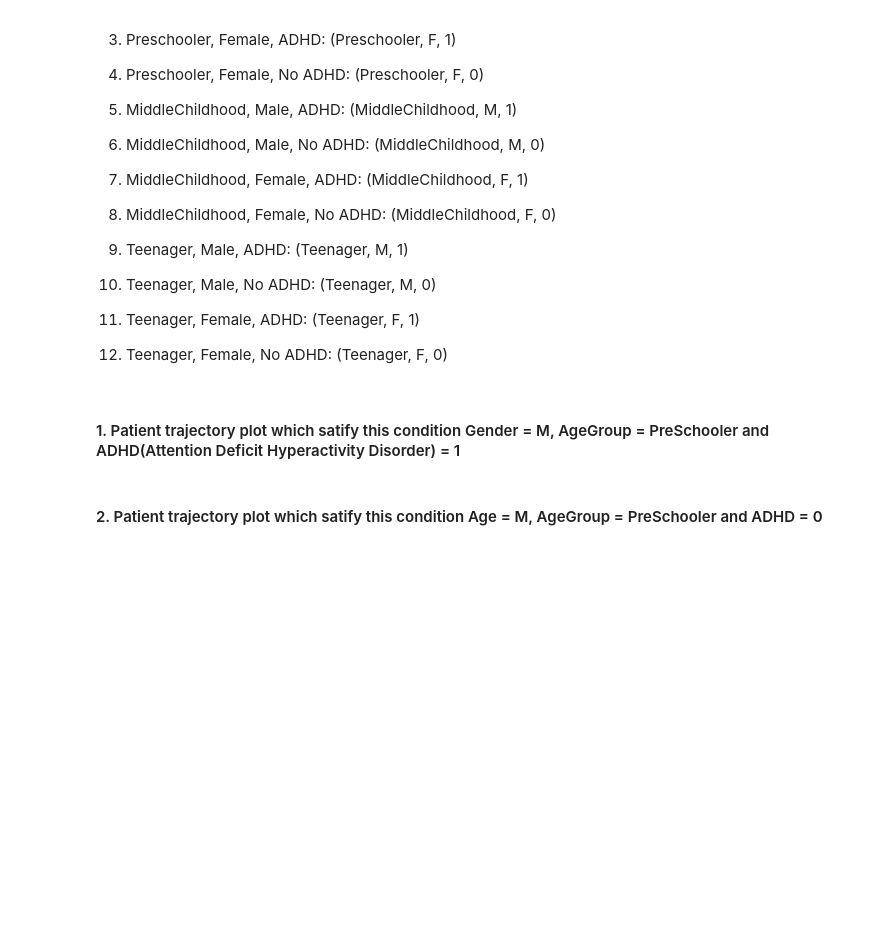
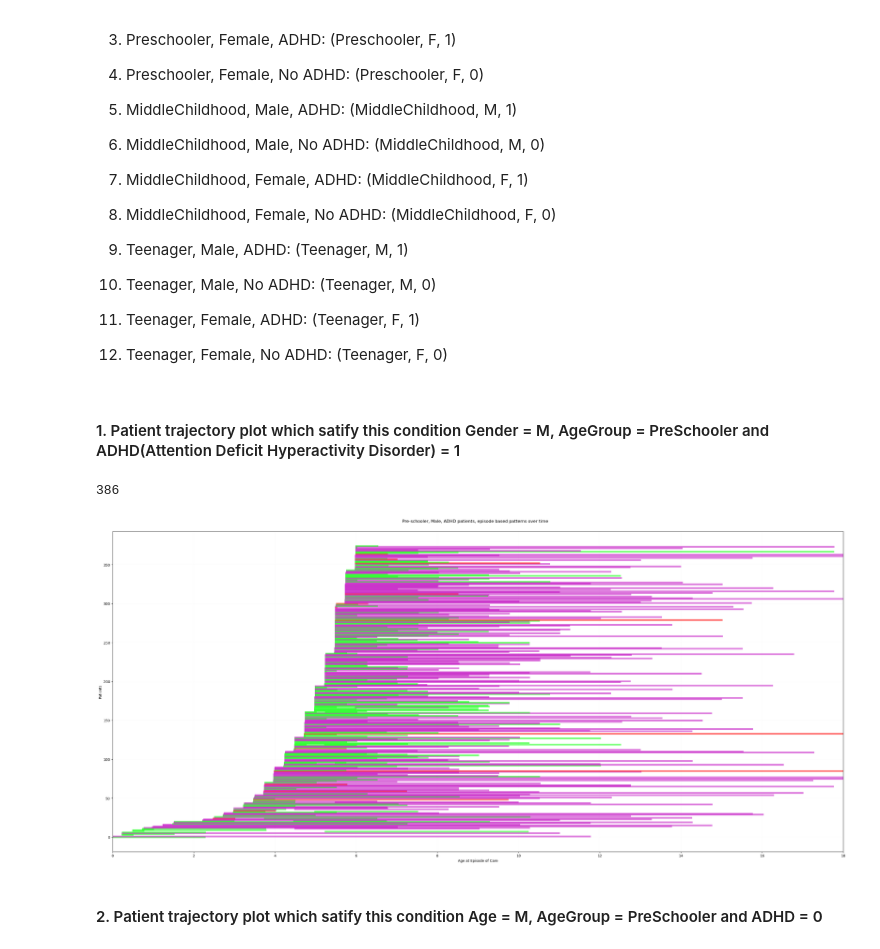
Before and after one commit to dipendrapant/CAMHS-Patient-Trajectories-and-Comorbidities, a Jupyter notebook: PatientTrajectory/4_AllSimilarPatientTeajectory.ipynb, the cells around one changed output. Saved outputs shown, nothing was run; the diff lists cells and outputs as text; code cells hidden in the pictures; blank space fills up the shorter version.

Commit message:
path in env, trajectory pattern color and information

```diff
--- a/PatientTrajectory/4_AllSimilarPatientTeajectory.ipynb
+++ b/PatientTrajectory/4_AllSimilarPatientTeajectory.ipynb
@@ -27,40 +27,52 @@
 # %% [markdown]
 #### 1. Patient trajectory plot which satify this condition Gender = M, AgeGroup = PreSchooler and ADHD(Attention Deficit Hyperactivity Disorder) = 1
 # %%
-import pandas as pd
+from all_similar_patient_trajectory import MatplotlibPatientTrajectory
+from allpackages import warnings, ast, os, pd, load_dotenv
 import matplotlib.pyplot as plt
-from all_similar_patient_trajectory import MatplotlibPatientTrajectory
 
-# Load your CSV data
-original_df = pd.read_csv(
-    "/home/kabank/work/workbench/dipendrp/NetworkGraph/outputs/SubDataset_PreSchooler_M_ADHD.csv"
+load_dotenv()
+
+# Get SubsetDataset folder path from environment variables & read subset dataset CSV file
+subset_dataset_folder = os.getenv("SubsetDataset")
+subset_dataset = os.path.join(
+    subset_dataset_folder, "SubDataset_PreSchooler_M_ADHD.csv"
 )
+
+original_df = pd.read_csv(subset_dataset)
 print(len(original_df))
-print(original_df["cluster"].value_counts())
 # Create an instance of MatplotlibPatientTrajectory
 patient_trajectory = MatplotlibPatientTrajectory()
 
 # Call the load_data method
 processed_df = patient_trajectory.load_data(original_df)
 
 # Work with the processed_df as needed
 custom_colors = [
     (1, 0, 0, 0.5),  # Red with 50% transparency
     (0, 1, 0, 0.5),  # Green with 50% transparency
-    (0.75, 0, 0.75, 0.5)  # Purple (magenta-like) with 50% transparency
+    (0.75, 0, 0.75, 0.5),  # Purple (magenta-like) with 50% transparency
 ]
 unique_patients = processed_df["pasient"].unique()
 fig, axes = plt.subplots(1, 1, figsize=(30, 14))
 fig.suptitle(
     "Pre-schooler, Male, ADHD patients, episode based patterns over time",
 )
 fig.tight_layout(pad=2)
 patient_trajectory.patient_timeline_plot_yearly(
     processed_df, axes, custom_colors, unique_patients
 )
-plt.tight_layout()
-plt.show()
-plt.savefig("/home/kabank/CAMHS_Similarity_Based_Patient_Trajectory/PatientTrajectory/Figures/pattern/All_PreSchooler_M_ADHD.png", dpi=300, bbox_inches="tight")
+fig.show()
+
+FigureTrajectory_folder = os.getenv("FigureTrajectory")
+fig.savefig(
+    os.path.join(FigureTrajectory_folder, "PreSchooler_M_ADHD.png"),
+    dpi=300,
+    bbox_inches="tight",
+)
+# %% [output]
+386
+[figure, added]
 # %% [markdown]
 #### 2. Patient trajectory plot which satify this condition Age = M, AgeGroup = PreSchooler and ADHD = 0
 # %%
```
Also changed, not shown: parts of 11 cells of this notebook, 9 other files.
